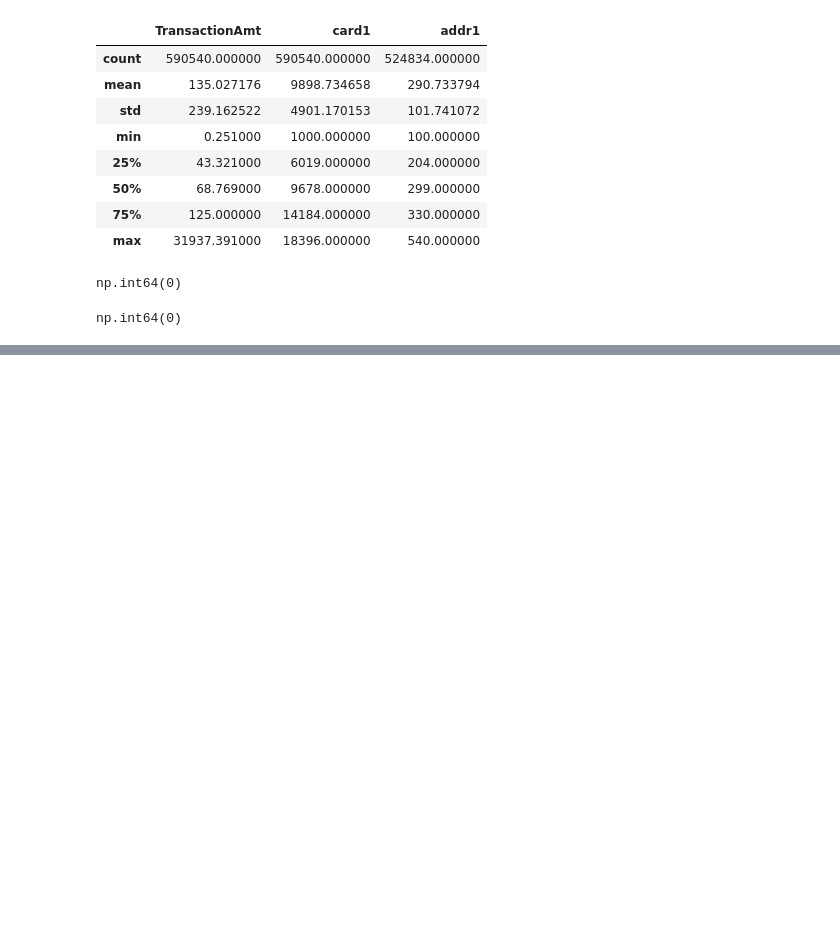
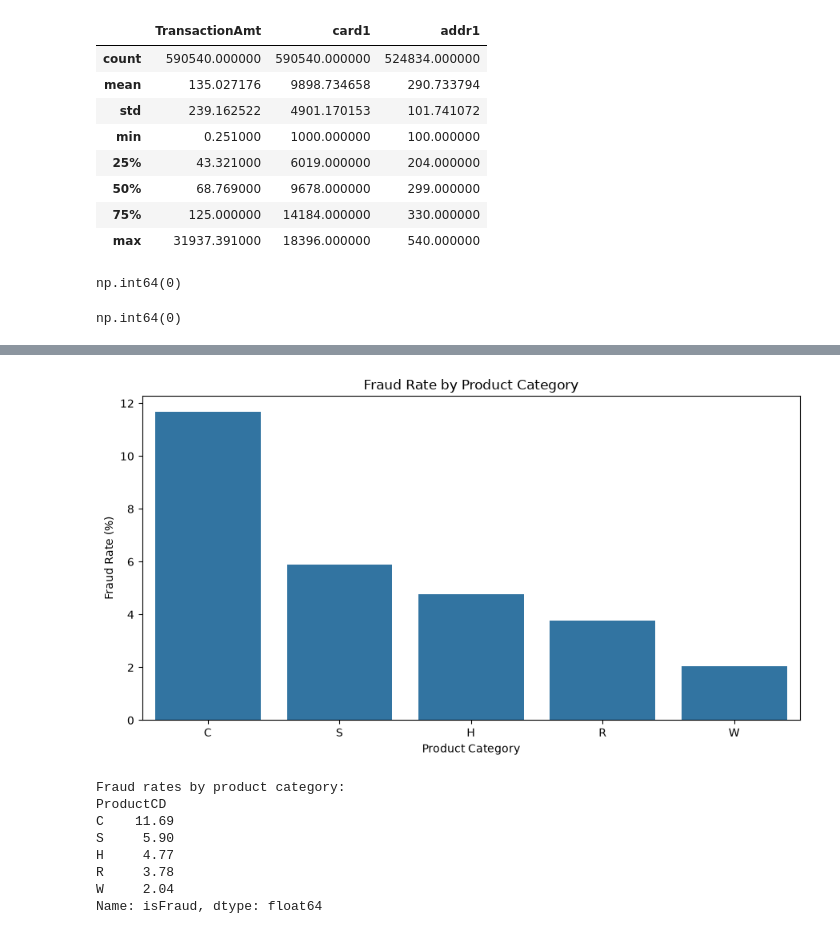
Before and after one commit to rajvardhan210/-AI-Financial-Risk, a Jupyter notebook: notebooks/01_data_exploration.ipynb, the cells around one changed output, grey strips where cells are left out. Cells and saved outputs as stored; diff of their text form; code cells hidden in the pictures; blank space fills up the shorter version.

```diff
--- a/notebooks/01_data_exploration.ipynb
+++ b/notebooks/01_data_exploration.ipynb
@@ -169,0 +318,36 @@ np.int64(0)
+# %%
+# Calculate fraud rates by product category
+fraud_rates = (
+    df.groupby("ProductCD")["isFraud"]
+    .mean()
+    .mul(100)
+    .sort_values(ascending=False)
+)
+
+# Create the bar chart
+plt.figure(figsize=(9, 5))
+
+sns.barplot(
+    x=fraud_rates.index,
+    y=fraud_rates.values
+)
+
+plt.title("Fraud Rate by Product Category")
+plt.xlabel("Product Category")
+plt.ylabel("Fraud Rate (%)")
+
+plt.tight_layout()
+plt.show()
+
+print("Fraud rates by product category:")
+print(fraud_rates.round(2))
+# %% [output]
+[figure, added]
+Fraud rates by product category:
+ProductCD
+C    11.69
+S     5.90
+H     4.77
+R     3.78
+W     2.04
+Name: isFraud, dtype: float64
```
Also changed, not shown: parts of 12 cells of this notebook, 6 other files.
